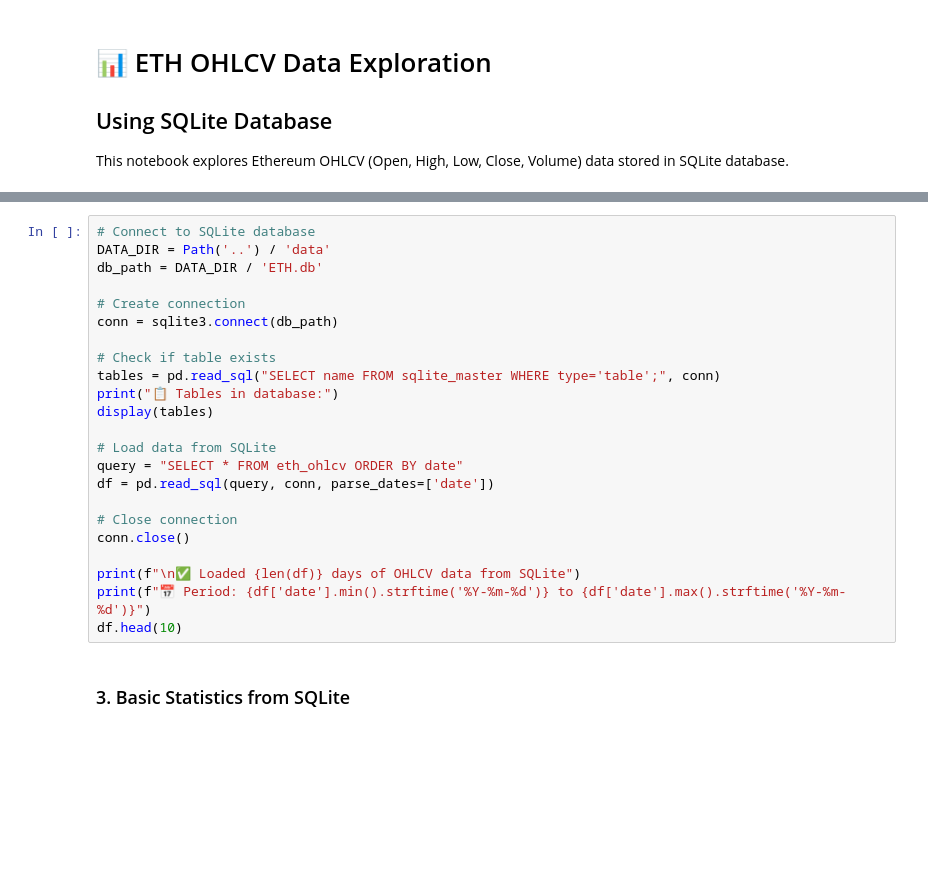
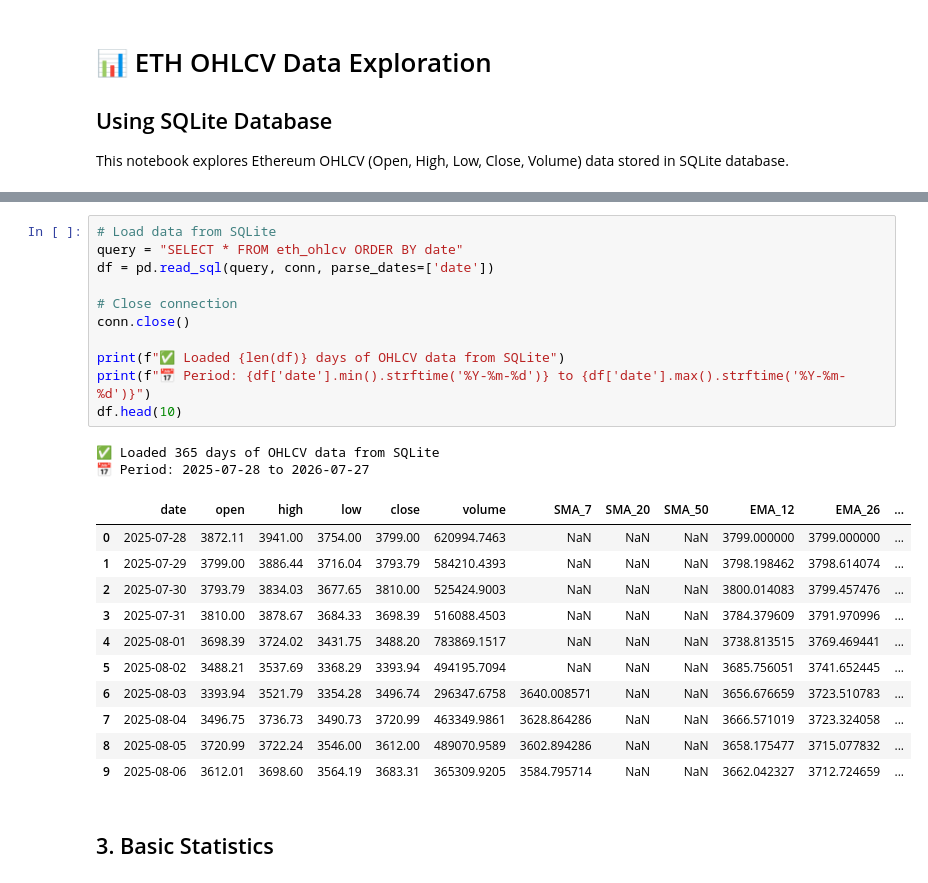
Before and after one commit to sachinchakrawarti/myprojets, a Jupyter notebook: projects/ethereum/manually/notebooks/01_data_exploration.ipynb, the cells around one changed output, grey strips where cells are left out. Saved outputs shown, nothing was run; the diff lists cells and outputs as text; blank space fills up the shorter version.

```diff
--- a/projects/ethereum/manually/notebooks/01_data_exploration.ipynb
+++ b/projects/ethereum/manually/notebooks/01_data_exploration.ipynb
@@ -26,25 +41,27 @@ sns.set_palette("husl")
 # %%
-# Connect to SQLite database
-DATA_DIR = Path('..') / 'data'
-db_path = DATA_DIR / 'ETH.db'
-
-# Create connection
-conn = sqlite3.connect(db_path)
-
-# Check if table exists
-tables = pd.read_sql("SELECT name FROM sqlite_master WHERE type='table';", conn)
-print("📋 Tables in database:")
-display(tables)
-
 # Load data from SQLite
 query = "SELECT * FROM eth_ohlcv ORDER BY date"
 df = pd.read_sql(query, conn, parse_dates=['date'])
 
 # Close connection
 conn.close()
 
-print(f"\n✅ Loaded {len(df)} days of OHLCV data from SQLite")
+print(f"✅ Loaded {len(df)} days of OHLCV data from SQLite")
 print(f"📅 Period: {df['date'].min().strftime('%Y-%m-%d')} to {df['date'].max().strftime('%Y-%m-%d')}")
 df.head(10)
+# %% [output]
+✅ Loaded 365 days of OHLCV data from SQLite
+📅 Period: 2025-07-28 to 2026-07-27
+|  | date | open | high | low | close | volume | SMA_7 | SMA_20 | SMA_50 | EMA_12 | EMA_26 | ... |
+| 0 | 2025-07-28 | 3872.11 | 3941.00 | 3754.00 | 3799.00 | 620994.7463 | NaN | NaN | NaN | 3799.000000 | 3799.000000 | ... |
+| 1 | 2025-07-29 | 3799.00 | 3886.44 | 3716.04 | 3793.79 | 584210.4393 | NaN | NaN | NaN | 3798.198462 | 3798.614074 | ... |
+| 2 | 2025-07-30 | 3793.79 | 3834.03 | 3677.65 | 3810.00 | 525424.9003 | NaN | NaN | NaN | 3800.014083 | 3799.457476 | ... |
+| 3 | 2025-07-31 | 3810.00 | 3878.67 | 3684.33 | 3698.39 | 516088.4503 | NaN | NaN | NaN | 3784.379609 | 3791.970996 | ... |
+| 4 | 2025-08-01 | 3698.39 | 3724.02 | 3431.75 | 3488.20 | 783869.1517 | NaN | NaN | NaN | 3738.813515 | 3769.469441 | ... |
+| 5 | 2025-08-02 | 3488.21 | 3537.69 | 3368.29 | 3393.94 | 494195.7094 | NaN | NaN | NaN | 3685.756051 | 3741.652445 | ... |
+| 6 | 2025-08-03 | 3393.94 | 3521.79 | 3354.28 | 3496.74 | 296347.6758 | 3640.008571 | NaN | NaN | 3656.676659 | 3723.510783 | ... |
+| 7 | 2025-08-04 | 3496.75 | 3736.73 | 3490.73 | 3720.99 | 463349.9861 | 3628.864286 | NaN | NaN | 3666.571019 | 3723.324058 | ... |
+| 8 | 2025-08-05 | 3720.99 | 3722.24 | 3546.00 | 3612.00 | 489070.9589 | 3602.894286 | NaN | NaN | 3658.175477 | 3715.077832 | ... |
+| 9 | 2025-08-06 | 3612.01 | 3698.60 | 3564.19 | 3683.31 | 365309.9205 | 3584.795714 | NaN | NaN | 3662.042327 | 3712.724659 | ... |
 # %% [markdown]
-### 3. Basic Statistics from SQLite
+## 3. Basic Statistics
```
Also changed, not shown: parts of 20 cells of this notebook, 8 other files.
